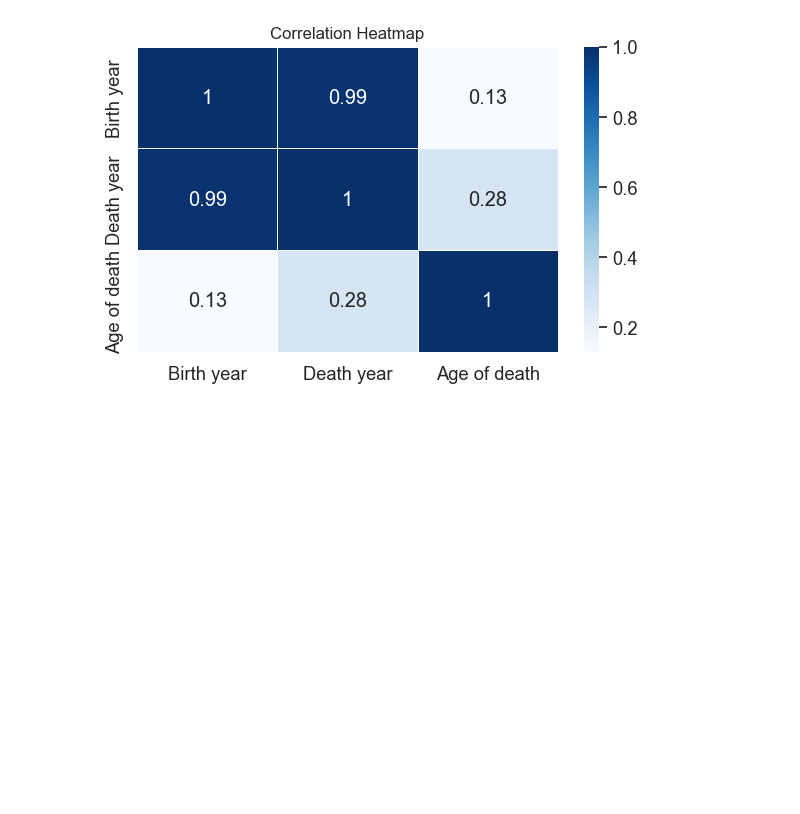
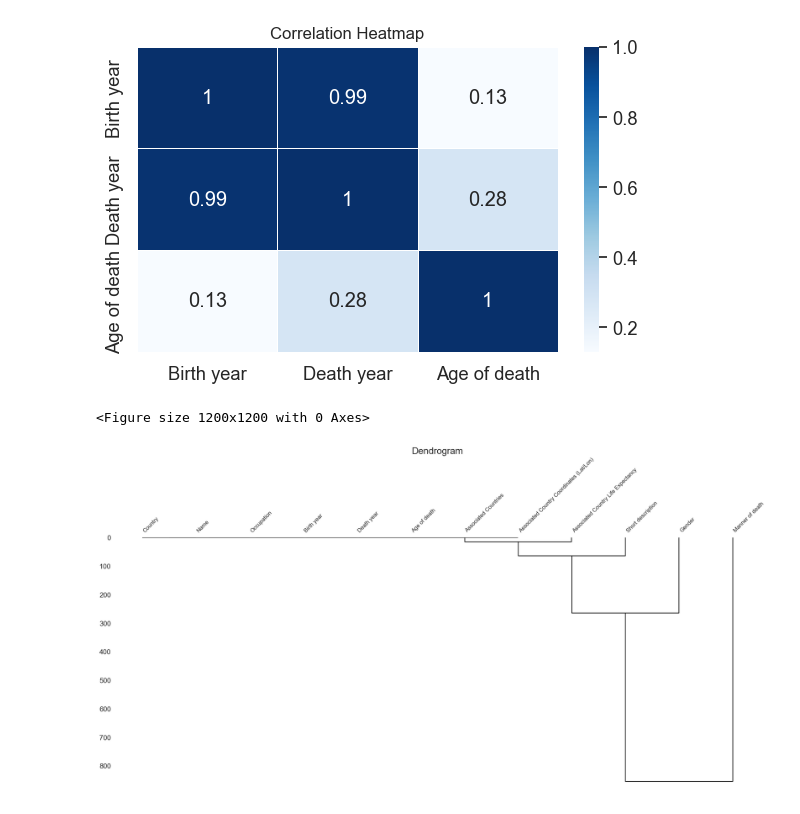
Before and after one commit to Bredariolcaroline/Data-analysis-and-data-science, a Jupyter notebook: AgeDataset.ipynb, the cells around one changed output. Drawn from its saved outputs; the diff is of its cells as text; code cells hidden in the pictures; blank space fills up the shorter version.

```diff
--- a/AgeDataset.ipynb
+++ b/AgeDataset.ipynb
@@ -192,3 +186,13 @@ plt.tight_layout()
 plt.show()
 # %% [output]
 [figure]
+# %%
+#dendrograma mostrando a correlação
+plt.figure(figsize=(12,12))
+msno.dendrogram(data,fontsize=12)
+plt.title('Dendrogram', fontsize=20)
+
+plt.show();
+# %% [output]
+<Figure size 1200x1200 with 0 Axes>
+[figure, added]
```
Also changed, not shown: parts of 17 cells of this notebook.
